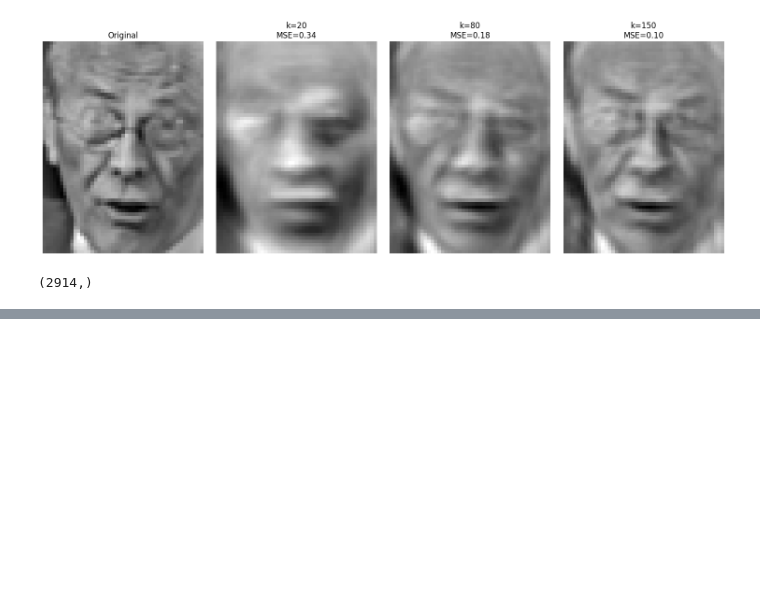
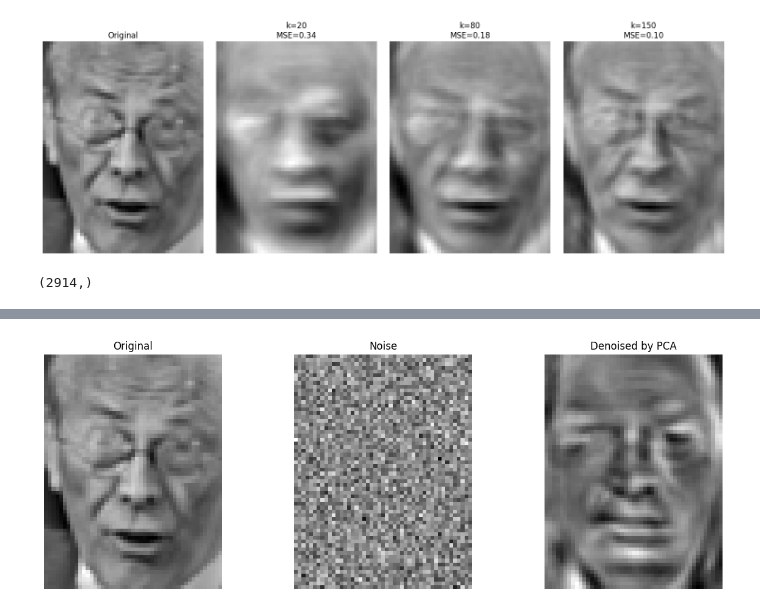
Before and after one commit to alirezasamei/AI_HW, a Jupyter notebook: HW_06/4.ipynb, the cells around one changed output, grey strips where cells are left out. Cells and saved outputs as stored; diff of their text form; code cells hidden in the pictures; blank space fills up the shorter version.

```diff
--- a/HW_06/4.ipynb
+++ b/HW_06/4.ipynb
@@ -105,0 +106,24 @@ plt.show()
+# %%
+noise_img = noise.reshape(img_shape)
+noise_pca = pca.transform(noise.reshape(1, -1))
+
+reconstructed = pca.inverse_transform(noise_pca).flatten()
+reconstructed_img = reconstructed.reshape(img_shape)
+
+fig, axes = plt.subplots(1, 3, figsize=(15,5))
+
+axes[0].imshow(original_img, cmap='gray')
+axes[0].set_title("Original")
+axes[0].axis('off')
+
+axes[1].imshow(noise_img, cmap='gray')
+axes[1].set_title("Noise")
+axes[1].axis('off')
+
+axes[2].imshow(reconstructed_img, cmap='gray')
+axes[2].set_title("Denoised by PCA")
+axes[2].axis('off')
+
+plt.show()
+# %% [output]
+[figure, added]
```
Also changed, not shown: parts of 1 cell of this notebook, 4 other files.
